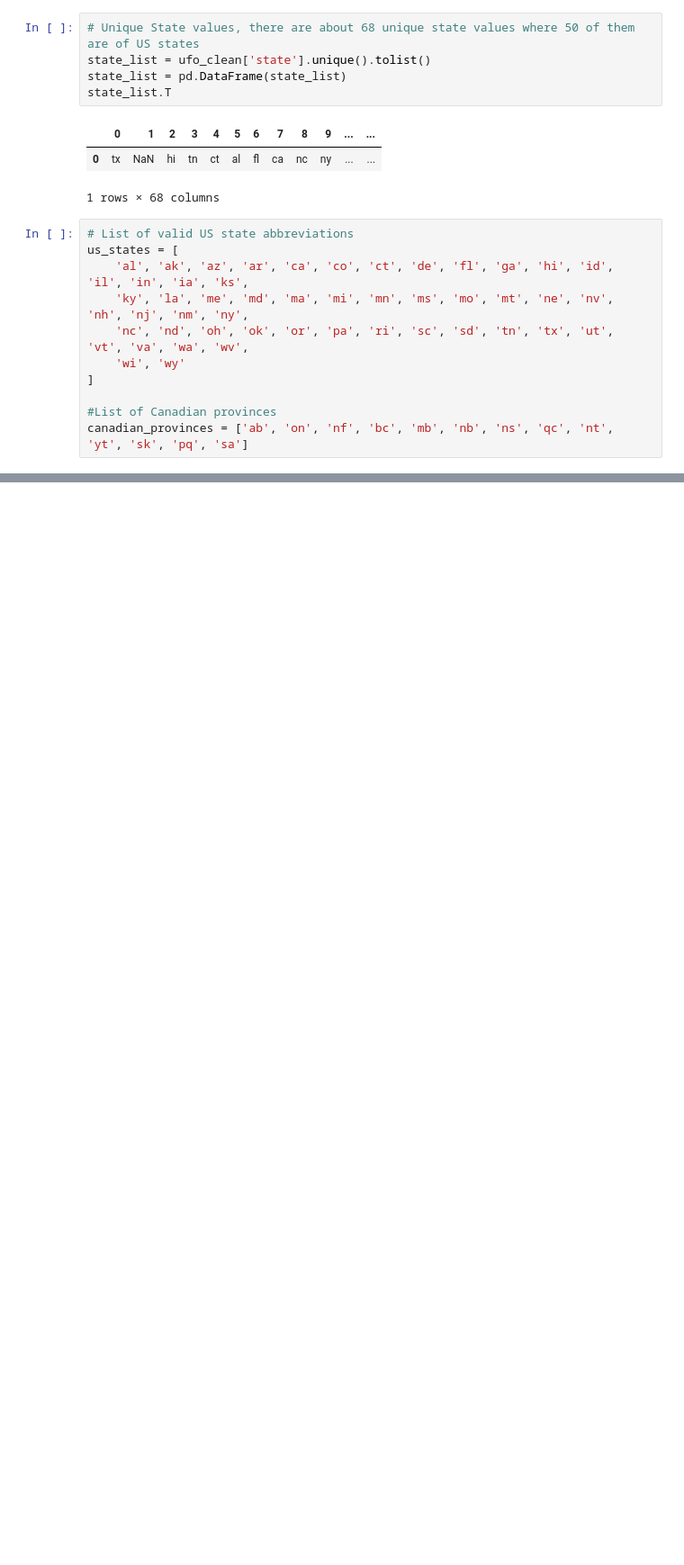
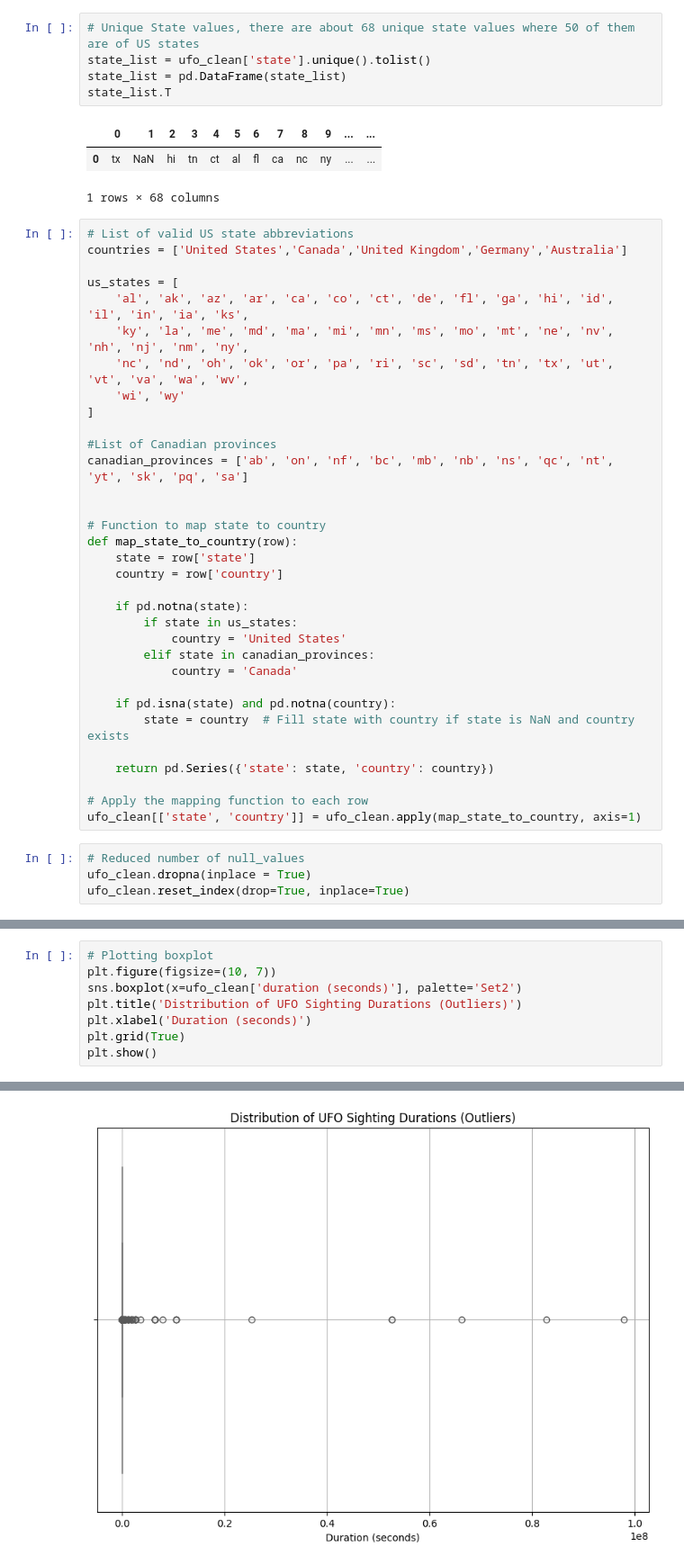
Before and after one commit to shivaallala/Multi-Classification-Prediction-UFO-Shape-Classifier, a Jupyter notebook: main.ipynb, the cells around one changed output, grey strips where cells are left out. Shown at 90% size. Drawn from its saved outputs; the diff is of its cells as text; blank space fills up the shorter version.

```diff
--- a/main.ipynb
+++ b/main.ipynb
@@ -268,6 +447,8 @@ state_list.T
 1 rows × 68 columns
 # %%
 # List of valid US state abbreviations
+countries = ['United States','Canada','United Kingdom','Germany','Australia']
+
 us_states = [
     'al', 'ak', 'az', 'ar', 'ca', 'co', 'ct', 'de', 'fl', 'ga', 'hi', 'id', 'il', 'in', 'ia', 'ks',
     'ky', 'la', 'me', 'md', 'ma', 'mi', 'mn', 'ms', 'mo', 'mt', 'ne', 'nv', 'nh', 'nj', 'nm', 'ny',
@@ -277,3 +458,27 @@ us_states = [
 
 #List of Canadian provinces
 canadian_provinces = ['ab', 'on', 'nf', 'bc', 'mb', 'nb', 'ns', 'qc', 'nt', 'yt', 'sk', 'pq', 'sa']
+
+
+# Function to map state to country
+def map_state_to_country(row):
+    state = row['state']
+    country = row['country']
+
+    if pd.notna(state):
+        if state in us_states:
+            country = 'United States'
+        elif state in canadian_provinces:
+            country = 'Canada'
+
+    if pd.isna(state) and pd.notna(country):
+        state = country  # Fill state with country if state is NaN and country exists
+
+    return pd.Series({'state': state, 'country': country})
+
+# Apply the mapping function to each row
+ufo_clean[['state', 'country']] = ufo_clean.apply(map_state_to_country, axis=1)
+# %%
+# Reduced number of null_values
+ufo_clean.dropna(inplace = True)
+ufo_clean.reset_index(drop=True, inplace=True)
@@ -279,0 +487,9 @@ canadian_provinces = ['ab', 'on', 'nf', 'bc', 'mb', 'nb', 'ns', 'qc', 'nt', 'yt'
+# %%
+# Plotting boxplot
+plt.figure(figsize=(10, 7))
+sns.boxplot(x=ufo_clean['duration (seconds)'], palette='Set2')
+plt.title('Distribution of UFO Sighting Durations (Outliers)')
+plt.xlabel('Duration (seconds)')
+plt.grid(True)
+plt.show()
+# %% [output]
@@ -279,0 +499 @@ canadian_provinces = ['ab', 'on', 'nf', 'bc', 'mb', 'nb', 'ns', 'qc', 'nt', 'yt'
+[figure, added]
```
Also changed, not shown: parts of 81 cells of this notebook.
